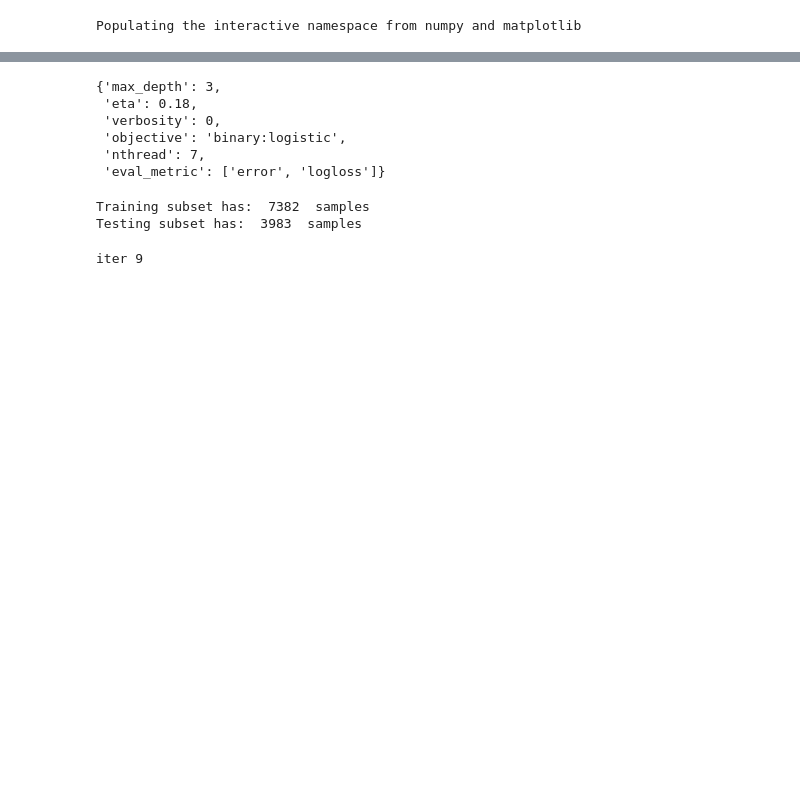
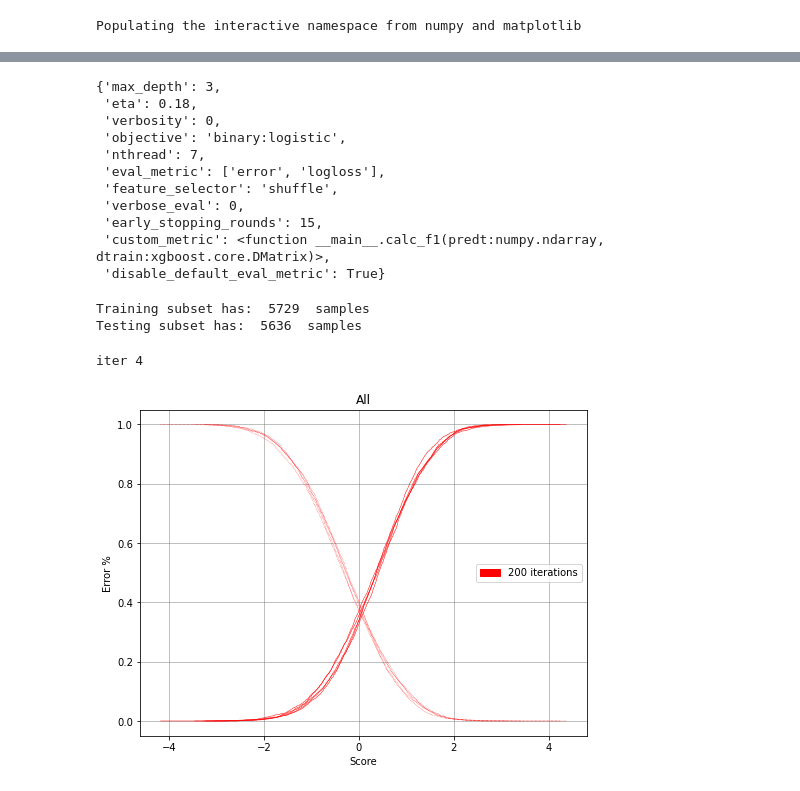
Before and after one commit to AniDas10/Urban-Rural, a Jupyter notebook: learn.ipynb, the cells around one changed output, grey strips where cells are left out. Cells and saved outputs as stored; diff of their text form; code cells hidden in the pictures; blank space fills up the shorter version.

Commit message:
read me and new params added

```diff
--- a/learn.ipynb
+++ b/learn.ipynb
@@ -64,6 +60,14 @@ tree = pkl.load(open(encoder_tree,'rb'))
 # Creating object D to handle dataset functionalities
 # like getting subsets, bootstrapping samples, etc
 D = DataSplitter(Enc_data.data)
+# %%
+# creating a new metric for our XGBoost algorithm
+from sklearn.metrics import f1_score, recall_score
+
+def calc_f1(predt: np.ndarray, dtrain: xgb.DMatrix):
+    preds = (predt > 0.5).astype(np.int64)
+    res = f1_score(predt>0.5, dtrain.get_label())
+    return 'f1', res
 # %%
 # Set all params for XGBoost here
 # param dictionary is already present in the lib.XGBoost_Params file
@@ -71,9 +75,19 @@ D = DataSplitter(Enc_data.data)
 param['max_depth'] = 3   # depth of tree
 param['eta'] = 0.18      # shrinkage parameter
 param['verbosity'] = 0  # 0= no logging 3=max logging
+param['feature_selector'] = 'shuffle'
+# added parameters from tanmay's part
+param['verbose_eval'] = 0
+param['early_stopping_rounds'] = 15
+#param['eval_metric'] = ['auc']
+param['feature_selector'] = 'shuffle'
+param['custom_metric'] = calc_f1
+param['disable_default_eval_metric']=True
+
+
 # param['objective'] = 'binary:logistic'
 # param['nthread'] = 7 # Number of threads used
-# param['eval_metric'] = ['error','logloss']
+param['eval_metric'] = ['error','logloss']
 param
 # %% [output]
 {'max_depth': 3,
@@ -81,10 +95,15 @@ param
  'verbosity': 0,
  'objective': 'binary:logistic',
  'nthread': 7,
- 'eval_metric': ['error', 'logloss']}
+ 'eval_metric': ['error', 'logloss'],
+ 'feature_selector': 'shuffle',
+ 'verbose_eval': 0,
+ 'early_stopping_rounds': 15,
+ 'custom_metric': <function __main__.calc_f1(predt:numpy.ndarray, dtrain:xgboost.core.DMatrix)>,
+ 'disable_default_eval_metric': True}
 # %%
 # deciding which rows in dataset to select [True, False, False, True,.....]
-train_selector=np.random.rand(df.shape[0]) > 0.35
+train_selector=np.random.rand(df.shape[0]) > 0.5
 # subset selecting everything which is True as Train set
 Train=D.get_subset(train_selector)
 # subset selecting everything which is False as Test set
@@ -94,29 +113,30 @@ Test=D.get_subset(~train_selector)
 print("Training subset has: ", Train.shape[0], " samples")
 print("Testing subset has: ", Test.shape[0], " samples")
 # %% [output]
-Training subset has:  7382  samples
-Testing subset has:  3983  samples
+Training subset has:  5729  samples
+Testing subset has:  5636  samples
 # %%
 param['num_round']=200
-log200=simple_bootstrap('xgb',Train,Test,param,ensemble_size=10)
+log200=simple_bootstrap('xgb',Train,Test,param,ensemble_size=5)
 
 styled_logs=[
     {   'log':log200,
         'style':['r:','r-'],
         'label':'200 iterations',
         'label_color':'r'
     }
 ]
 _mean,_std=plot_scores(styled_logs,title='All')
 
 pickle_file=f'data/Checkpoint.pk'
 Dump={'styled_logs':styled_logs,
      'tree':tree,
      'mean':_mean,
      'std':_std}
 pkl.dump(Dump,open(pickle_file,'wb'))
 # %% [output]
-iter 9
+iter 4
+[figure, added]
 # %%
 # Only for Urban Areas now
 urban=True
```
Also changed, not shown: parts of 1 cell of this notebook, 4 other files.
